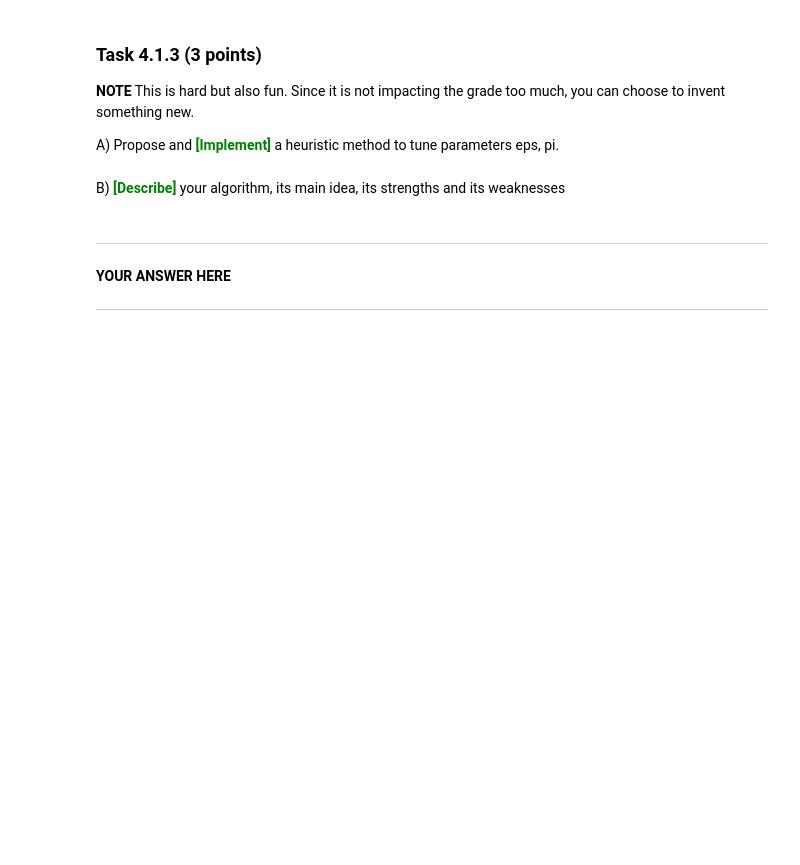
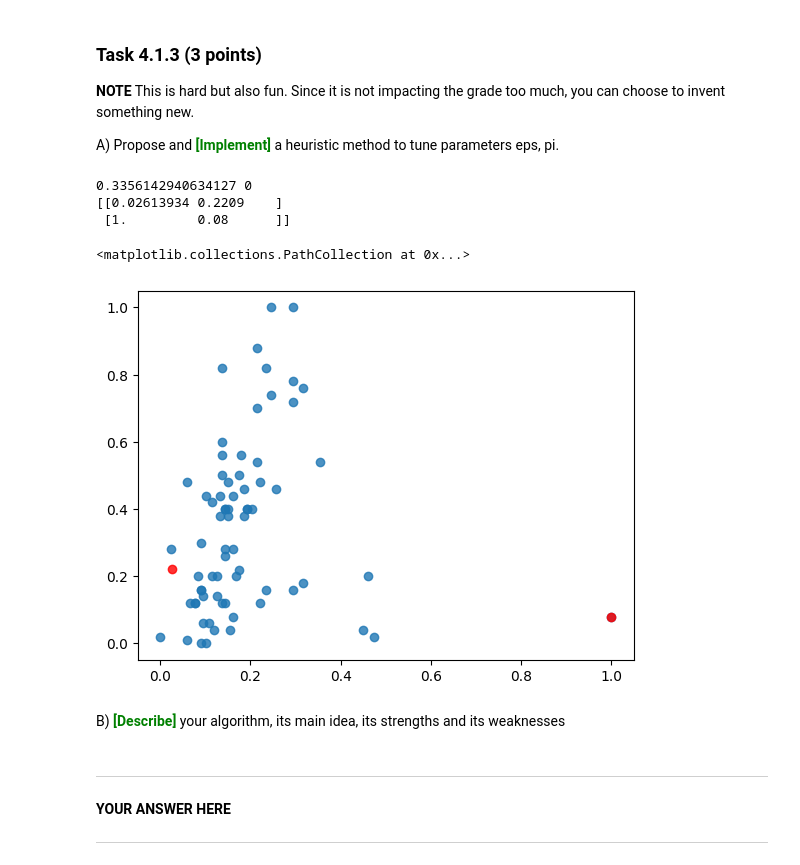
Before and after one commit to Joac1137/dm2023-exercises, a Jupyter notebook: handins/handin1.ipynb, the cells around one changed output. Drawn from its saved outputs; the diff is of its cells as text; code cells hidden in the pictures; blank space fills up the shorter version.

```diff
--- a/handins/handin1.ipynb
+++ b/handins/handin1.ipynb
@@ -1274,11 +1277,10 @@ def L2_norm(x, y):
 
 def DBOutliers(X, eps, pi):
     outliers = np.empty((1, 2), dtype=float)
-    ### YOUR STARTS CODE HERE
     for x in X:
         count = 0
         for y in X:
-            if np.all(x != y):
+            if np.any(x != y):
                 dist = L2_norm(x, y)
                 if dist < eps:
                     count += 1
@@ -1288,7 +1290,6 @@ def DBOutliers(X, eps, pi):
 
             outliers = np.append(outliers, [x], axis=0)
 
-    ### YOUR CODE ENDS HERE
     return outliers
 
 outliers = DBOutliers(X_norm, 0.6, 0.2)
@@ -1322,16 +1339,33 @@ B) <span style='color: green'>**\[Motivate\]**</span><br>
 
 A) Propose and <span style='color: green'>**\[Implement\]**</span> a heuristic method to tune parameters eps, pi.
 # %%
+def L2_norm(x, y):
+    return np.sqrt(np.sum((x-y)**2))
+
 def tune_dboutliers(X):
     eps = 0
     pi = 0
-    ### YOUR STARTS CODE HERE
-    # TODO:
-    # Maybe eps to be some global average distance - idk
 
+    for i in X:
+        for j in X:
+            if np.any(i != j):
+                eps += L2_norm(i,j)
+    eps = eps / (len(X)**2)
 
-    ### YOUR ENDS CODE HERE
     return eps, pi
+
+eps, pi = tune_dboutliers(X_norm)
+print(eps,pi)
+outliers = DBOutliers(X_norm, eps, pi)
+print(outliers)
+plt.scatter(X_norm[:, 0], X_norm[:, 1], alpha=0.8)
+plt.scatter(outliers[:, 0], outliers[:, 1], alpha=0.8, c='red')
+# %% [output]
+0.3356142940634127 0
+[[0.02613934 0.2209    ]
+ [1.         0.08      ]]
+<matplotlib.collections.PathCollection at 0x...>
+[figure, added]
 # %% [markdown]
 B) <span style='color: green'>**\[Describe\]**</span> your algorithm, its main idea, its strengths and its weaknesses
 # %% [markdown]
```
Also changed, not shown: parts of 5 cells of this notebook, 1 other file.
